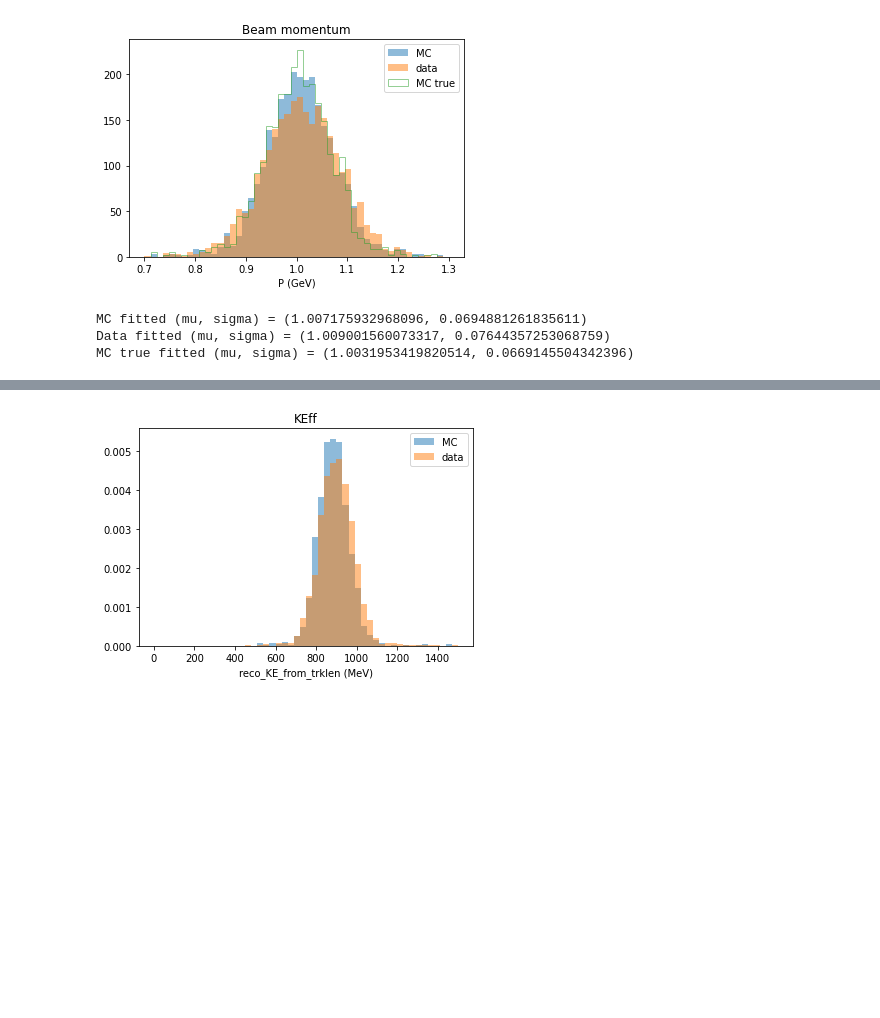
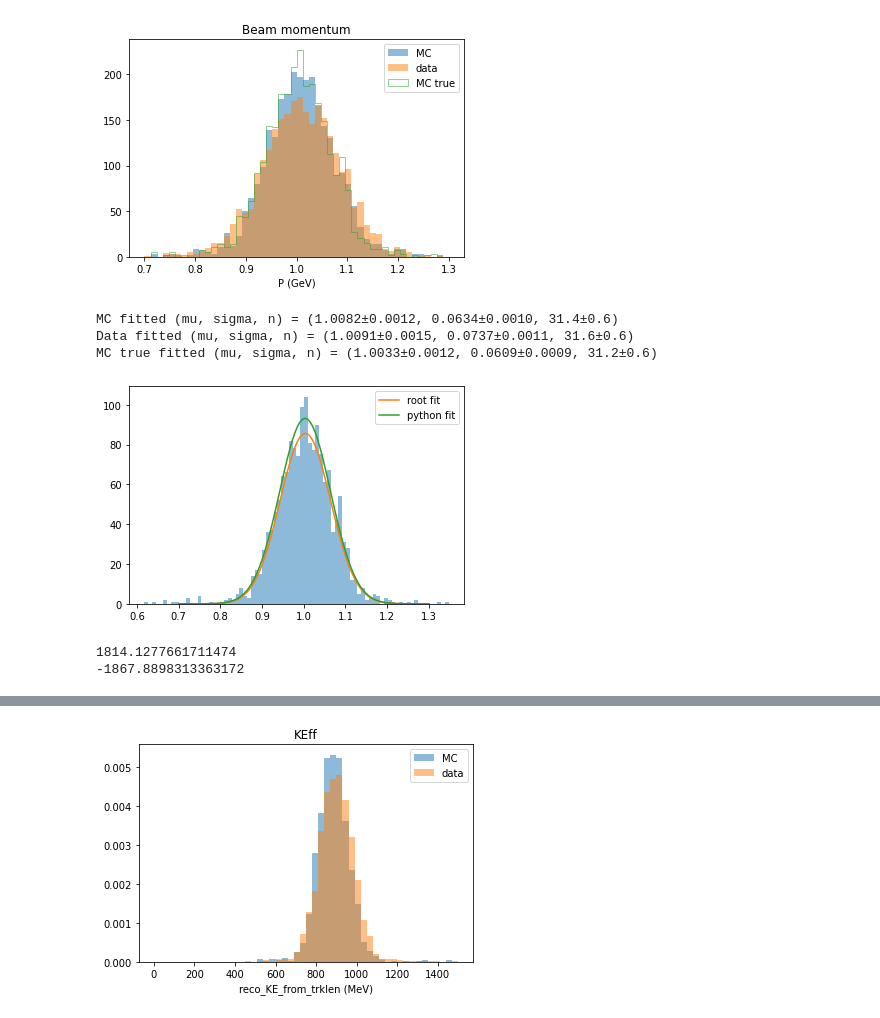
Before and after one commit to fnal-dunephysics/thinslice, a Jupyter notebook: macros/pion/momentum_reweight.ipynb, the cells around one changed output, grey strips where cells are left out. Drawn from its saved outputs; the diff is of its cells as text; code cells hidden in the pictures; blank space fills up the shorter version.

```diff
--- a/macros/pion/momentum_reweight.ipynb
+++ b/macros/pion/momentum_reweight.ipynb
@@ -48,15 +48,23 @@ def gauss_pdf(x, mu, sigma):
     return norm.pdf(x, mu, sigma)
 def gauss_cdf(xe, mu, sigma):
     return norm.cdf(xe, mu, sigma)
+def gauss_extpdf(x, mu, sigma, n):
+    #return n, n*norm.pdf(x, mu, sigma)
+    return n*norm.pdf(x, mu, sigma)
 
 #c1 = cost.UnbinnedNLL(mcP, gauss_pdf)
 #c2 = cost.UnbinnedNLL(dataP, gauss_pdf)
 #c3 = cost.UnbinnedNLL(mcP_true, gauss_pdf)
-c1 = cost.BinnedNLL(nnmc, xemc, gauss_cdf)
-c2 = cost.BinnedNLL(nndt, xedt, gauss_cdf)
-c3 = cost.BinnedNLL(nnmc_t, xemc_t, gauss_cdf)
+#c1 = cost.BinnedNLL(nnmc, xemc, gauss_cdf)
+#c2 = cost.BinnedNLL(nndt, xedt, gauss_cdf)
+#c3 = cost.BinnedNLL(nnmc_t, xemc_t, gauss_cdf)
+#c3 = cost.ExtendedUnbinnedNLL(mcP_true, gauss_extpdf)
+c1 = cost.LeastSquares((xemc[1:]+xemc[:-1])/2, nnmc, np.maximum(np.sqrt(nnmc),1), gauss_extpdf)
+c2 = cost.LeastSquares((xedt[1:]+xedt[:-1])/2, nndt, np.maximum(np.sqrt(nndt),1), gauss_extpdf)
+c3 = cost.LeastSquares((xemc_t[1:]+xemc_t[:-1])/2, nnmc_t, np.maximum(np.sqrt(nnmc_t),1), gauss_extpdf)
 
-m1 = Minuit(c1, mu=1, sigma=0.07)
+'''m1 = Minuit(c1, mu=1, sigma=0.07)
+#m1.fixed["cc"]=True
 m1.migrad()
 mu0inst = m1.values["mu"]
 sigma0inst = m1.values["sigma"]
@@ -72,8 +80,48 @@ m3 = Minuit(c3, mu=1, sigma=0.07)
 m3.migrad()
 mu0 = m3.values["mu"]
 sigma0 = m3.values["sigma"]
-print(f"MC true fitted (mu, sigma) = ({mu0}, {sigma0})") # MC true
+print(f"MC true fitted (mu, sigma) = ({mu0}, {sigma0})") # MC true'''
+
+# Least Squares
+m1 = Minuit(c1, mu=1, sigma=0.06, n=2000)
+m1.migrad()
+mu0inst = m1.values["mu"]; mu0inst_err = m1.errors["mu"]
+sigma0inst = m1.values["sigma"]; sigma0inst_err = m1.errors["sigma"]
+print(f"MC fitted (mu, sigma, n) = ({mu0inst:.4f}±{mu0inst_err:.4f}, {sigma0inst:.4f}±{sigma0inst_err:.4f}, {m1.values['n']:.1f}±{m1.errors['n']:.1f})")
+
+m2 = Minuit(c2, mu=1, sigma=0.06, n=2000)
+m2.migrad()
+muu = m2.values["mu"]; muu_err = m2.errors["mu"]
+sigmaa = m2.values["sigma"]; sigmaa_err = m2.errors["sigma"]
+print(f"Data fitted (mu, sigma, n) = ({muu:.4f}±{muu_err:.4f}, {sigmaa:.4f}±{sigmaa_err:.4f}, {m2.values['n']:.1f}±{m2.errors['n']:.1f})")
+
+m3 = Minuit(c3, mu=1, sigma=0.06, n=2000)
+m3.migrad()
+mu0 = m3.values["mu"]; mu0_err = m3.errors["mu"]
+sigma0 = m3.values["sigma"]; sigma0_err = m3.errors["sigma"]
+print(f"MC true fitted (mu, sigma, n) = ({mu0:.4f}±{mu0_err:.4f}, {sigma0:.4f}±{sigma0_err:.4f}, {m3.values['n']:.1f}±{m3.errors['n']:.1f})") # MC true
 # %% [output]
-MC fitted (mu, sigma) = (1.007175932968096, 0.0694881261835611)
-Data fitted (mu, sigma) = (1.009001560073317, 0.07644357253068759)
-MC true fitted (mu, sigma) = (1.0031953419820514, 0.0669145504342396)
+MC fitted (mu, sigma, n) = (1.0082±0.0012, 0.0634±0.0010, 31.4±0.6)
+Data fitted (mu, sigma, n) = (1.0091±0.0015, 0.0737±0.0011, 31.6±0.6)
+MC true fitted (mu, sigma, n) = (1.0033±0.0012, 0.0609±0.0009, 31.2±0.6)
+# %%
+aa,bb,_ = plt.hist(mcP_true, bins=80, alpha=0.5)
+xx = np.linspace(0.7,1.3,100)
+
+plt.plot(xx, norm.pdf(xx, 1.00386, 0.0603385)*85.6753*np.sqrt(2*np.pi)*0.0603385, label="root fit")
+plt.plot(xx, norm.pdf(xx, mu0, sigma0)*len(mcP_true)*np.mean(np.diff(bb)), label="python fit")
+plt.legend()
+plt.show()
+chi2 = 0
+NLL = sum(-np.log(norm.pdf(mcP_true, mu0, sigma0)))
+for ii in range(len(aa)):
+    yy_root = norm.pdf((bb[ii]+bb[ii+1])/2, 1.00386, 0.0603385)*85.6753*np.sqrt(2*np.pi)*0.0603385
+    yy_rootdensity = norm.pdf((bb[ii]+bb[ii+1])/2, 1.00386, 0.0603385)*len(mcP_true)*np.mean(np.diff(bb))
+    yy_python = norm.pdf((bb[ii]+bb[ii+1])/2, mu0, sigma0)*len(mcP_true)*np.mean(np.diff(bb))
+    chi2 += (aa[ii]-yy_rootdensity)**2#/np.maximum(aa[ii],1)
+print(chi2)
+print(NLL)
+# %% [output]
+[figure, added]
+1814.1277661711474
+-1867.8898313363172
```
Also changed, not shown: parts of 8 cells of this notebook, 3 other files.
